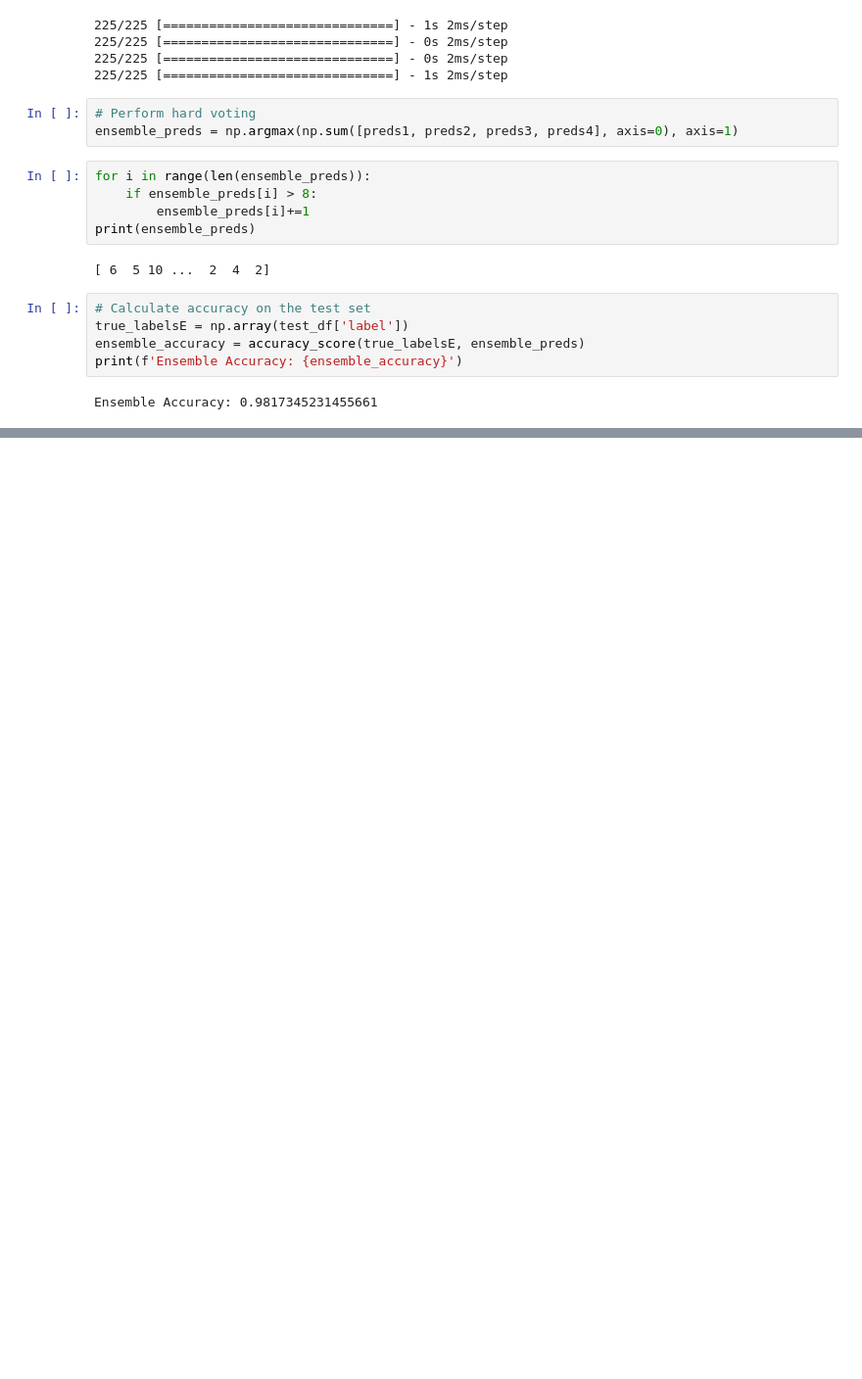
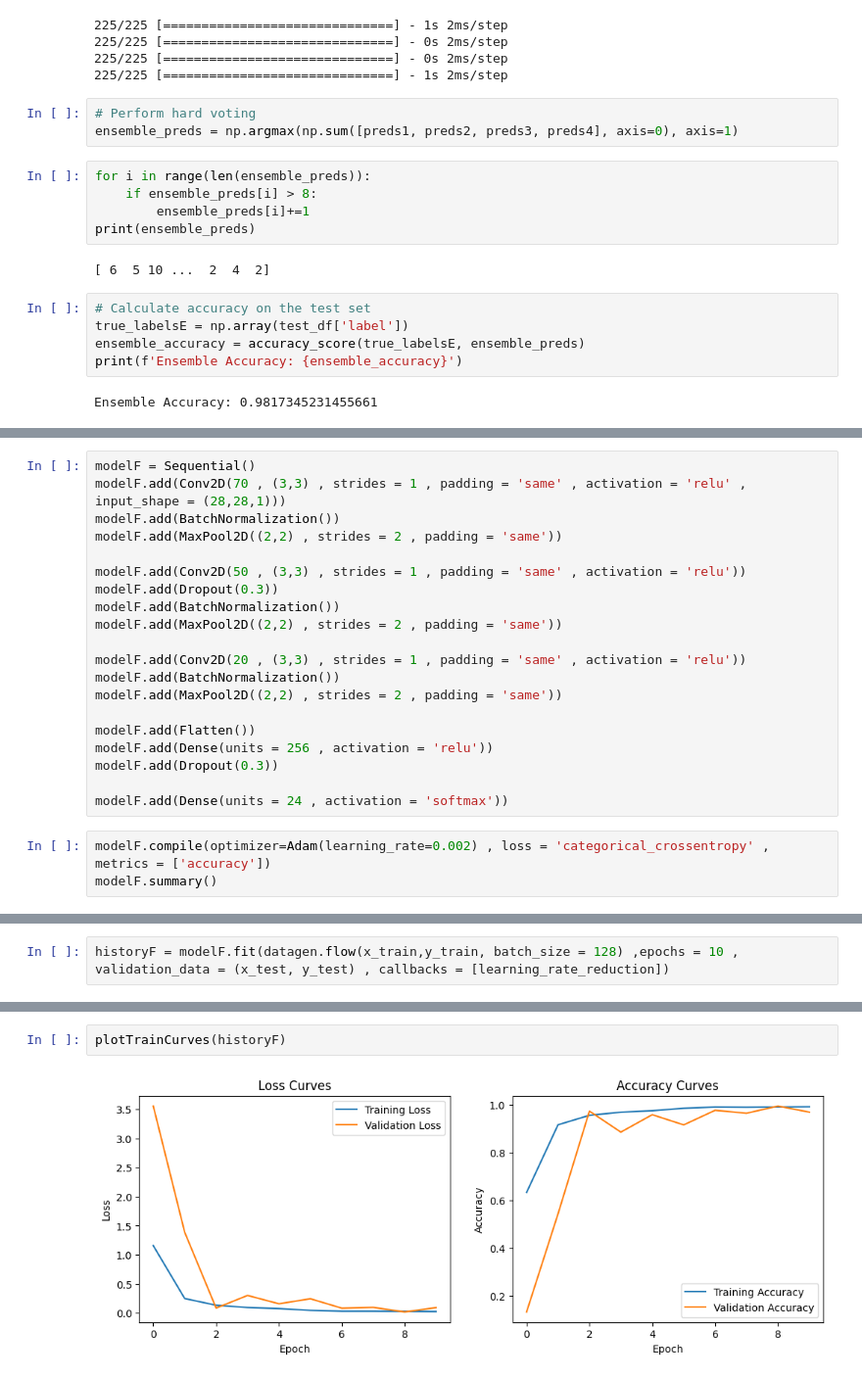
Before and after one commit to damodaramPv/ML_project, a Jupyter notebook: Project_Phase1.ipynb, the cells around one changed output, grey strips where cells are left out. Shown at 98% size. Saved outputs shown, nothing was run; the diff lists cells and outputs as text; blank space fills up the shorter version.

Commit message:
Add final model

```diff
--- a/Project_Phase1.ipynb
+++ b/Project_Phase1.ipynb
@@ -655,0 +658,23 @@ Ensemble Accuracy: 0.9817345231455661
+# %%
+modelF = Sequential()
+modelF.add(Conv2D(70 , (3,3) , strides = 1 , padding = 'same' , activation = 'relu' , input_shape = (28,28,1)))
+modelF.add(BatchNormalization())
+modelF.add(MaxPool2D((2,2) , strides = 2 , padding = 'same'))
+
+modelF.add(Conv2D(50 , (3,3) , strides = 1 , padding = 'same' , activation = 'relu'))
+modelF.add(Dropout(0.3))
+modelF.add(BatchNormalization())
+modelF.add(MaxPool2D((2,2) , strides = 2 , padding = 'same'))
+
+modelF.add(Conv2D(20 , (3,3) , strides = 1 , padding = 'same' , activation = 'relu'))
+modelF.add(BatchNormalization())
+modelF.add(MaxPool2D((2,2) , strides = 2 , padding = 'same'))
+
+modelF.add(Flatten())
+modelF.add(Dense(units = 256 , activation = 'relu'))
+modelF.add(Dropout(0.3))
+
+modelF.add(Dense(units = 24 , activation = 'softmax'))
+# %%
+modelF.compile(optimizer=Adam(learning_rate=0.002) , loss = 'categorical_crossentropy' , metrics = ['accuracy'])
+modelF.summary()
@@ -655,0 +699,2 @@ Ensemble Accuracy: 0.9817345231455661
+# %%
+historyF = modelF.fit(datagen.flow(x_train,y_train, batch_size = 128) ,epochs = 10 , validation_data = (x_test, y_test) , callbacks = [learning_rate_reduction])
@@ -655,0 +719,4 @@ Ensemble Accuracy: 0.9817345231455661
+# %%
+plotTrainCurves(historyF)
+# %% [output]
+[figure, added]
```
Also changed, not shown: parts of 6 cells of this notebook.
